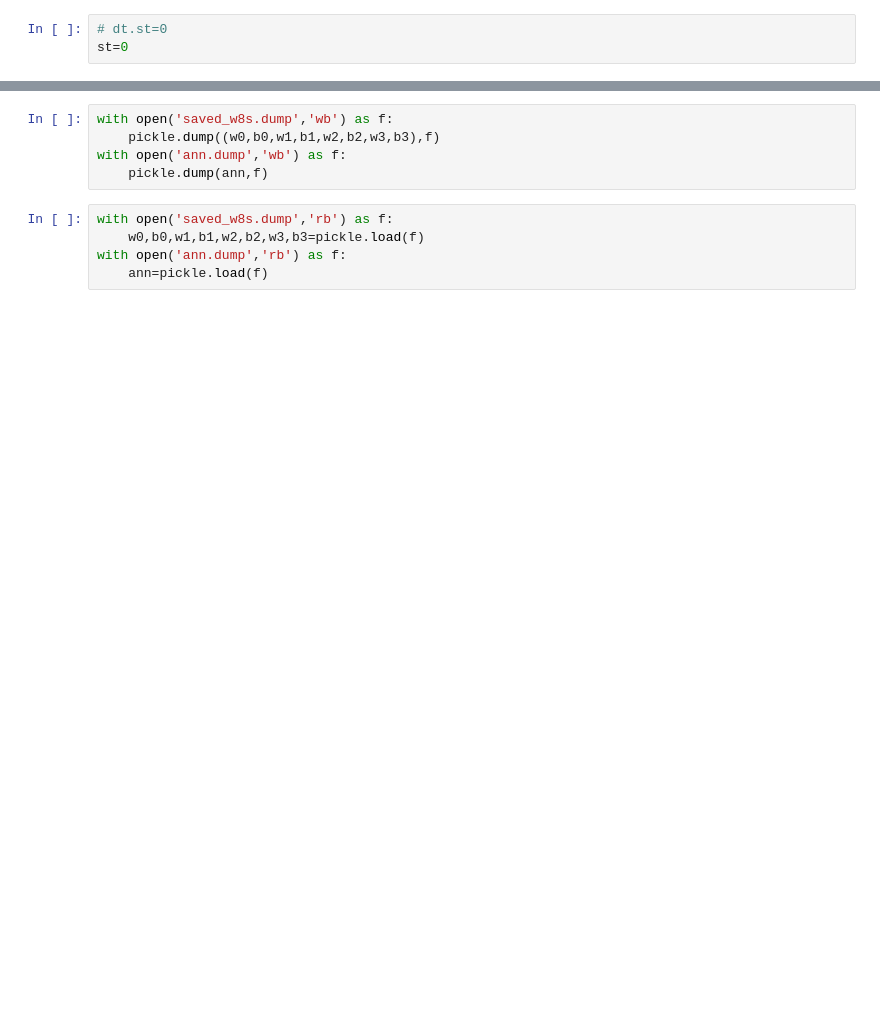
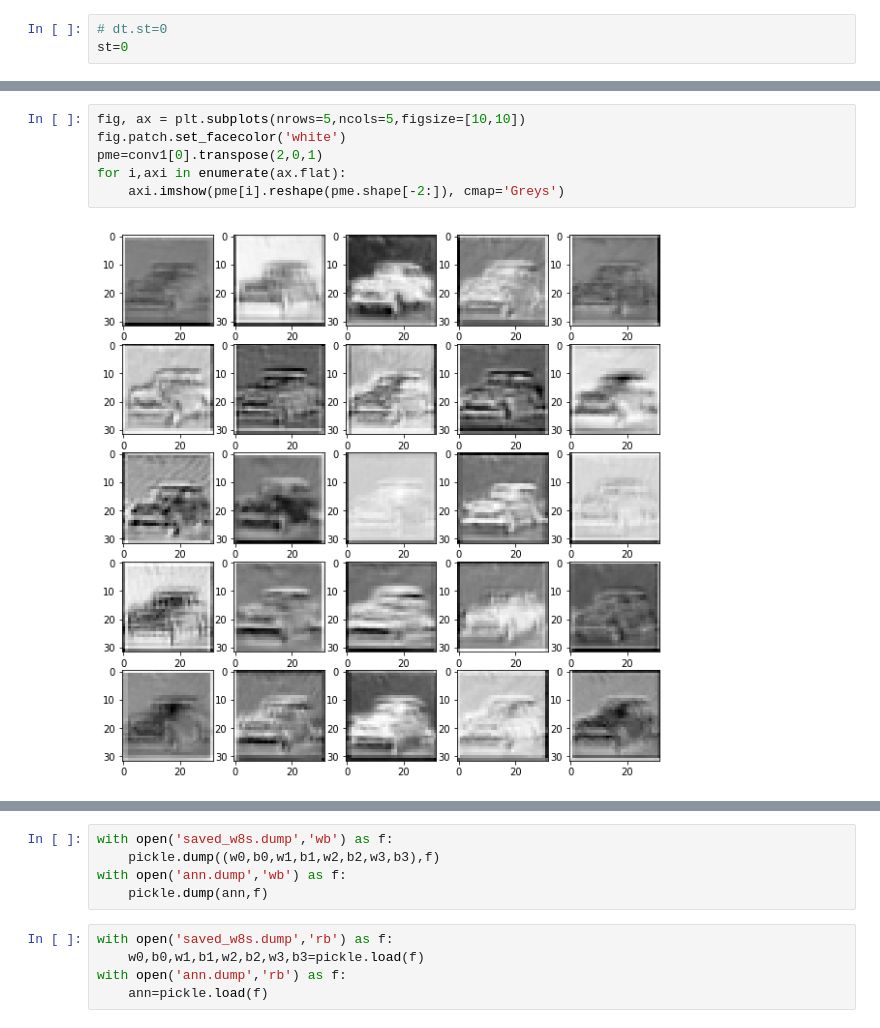
Before and after one commit to ShivamShrirao/dnn_from_scratch, a Jupyter notebook: cifar.ipynb, the cells around one changed output, grey strips where cells are left out. Drawn from its saved outputs; the diff is of its cells as text; blank space fills up the shorter version.

```diff
--- a/cifar.ipynb
+++ b/cifar.ipynb
@@ -199,6 +198,14 @@ d_conv0=d_aconv0*nn.relu_der(aconv0,conv0)
 d_inp,d_w0,d_b0=nn.conv2d_back(errors=d_conv0,inp=inp,kernels=w0,biases=b0,layer=0)
 w0+=d_w0
 b0+=d_b0
+# %%
+fig, ax = plt.subplots(nrows=5,ncols=5,figsize=[10,10])
+fig.patch.set_facecolor('white')
+pme=conv1[0].transpose(2,0,1)
+for i,axi in enumerate(ax.flat):
+    axi.imshow(pme[i].reshape(pme.shape[-2:]), cmap='Greys')
+# %% [output]
+[figure, added]
 # %%
 fig, ax = plt.subplots(nrows=5,ncols=5,figsize=[10,10])
 fig.patch.set_facecolor('white')
```
Also changed, not shown: parts of 8 cells of this notebook, 2 other files.
